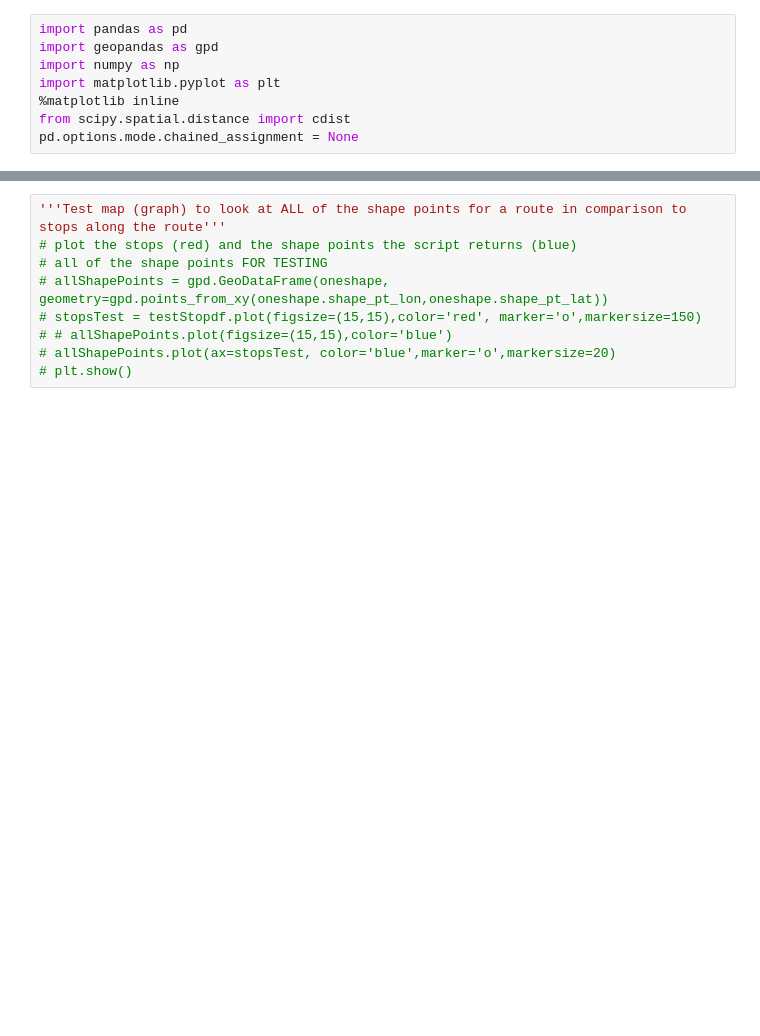
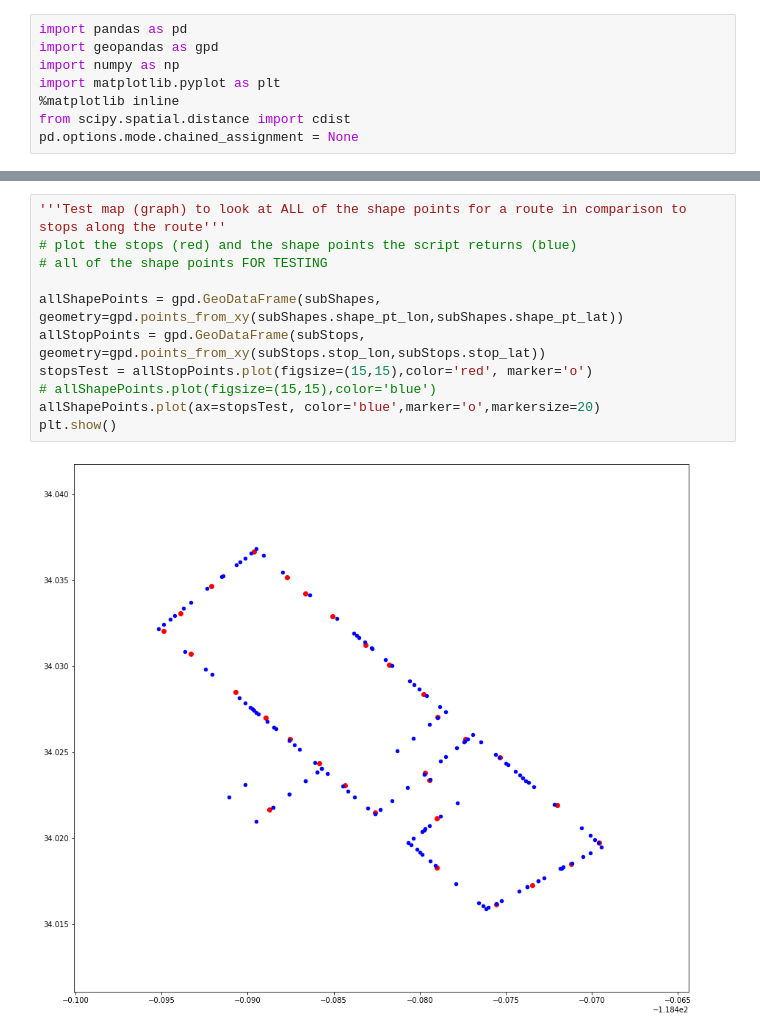
Before and after one commit to dandresen/work-gtfs-qa, a Jupyter notebook: Add-Stop-LatLon-2Shapes.ipynb, the cells around one changed output, grey strips where cells are left out. Drawn from its saved outputs; the diff is of its cells as text; blank space fills up the shorter version.

```diff
--- a/Add-Stop-LatLon-2Shapes.ipynb
+++ b/Add-Stop-LatLon-2Shapes.ipynb
@@ -261,9 +320,13 @@ memory usage: 1.6 MB
 # %%
 '''Test map (graph) to look at ALL of the shape points for a route in comparison to stops along the route'''
 # plot the stops (red) and the shape points the script returns (blue)
 # all of the shape points FOR TESTING
-# allShapePoints = gpd.GeoDataFrame(oneshape, geometry=gpd.points_from_xy(oneshape.shape_pt_lon,oneshape.shape_pt_lat))
-# stopsTest = testStopdf.plot(figsize=(15,15),color='red', marker='o',markersize=150)
-# # allShapePoints.plot(figsize=(15,15),color='blue')
-# allShapePoints.plot(ax=stopsTest, color='blue',marker='o',markersize=20)
-# plt.show()
+
+allShapePoints = gpd.GeoDataFrame(subShapes, geometry=gpd.points_from_xy(subShapes.shape_pt_lon,subShapes.shape_pt_lat))
+allStopPoints = gpd.GeoDataFrame(subStops, geometry=gpd.points_from_xy(subStops.stop_lon,subStops.stop_lat))
+stopsTest = allStopPoints.plot(figsize=(15,15),color='red', marker='o')
+# allShapePoints.plot(figsize=(15,15),color='blue')
+allShapePoints.plot(ax=stopsTest, color='blue',marker='o',markersize=20)
+plt.show()
+# %% [output]
+[figure, added]
```
Also changed, not shown: parts of 16 cells of this notebook, 3 other files.
